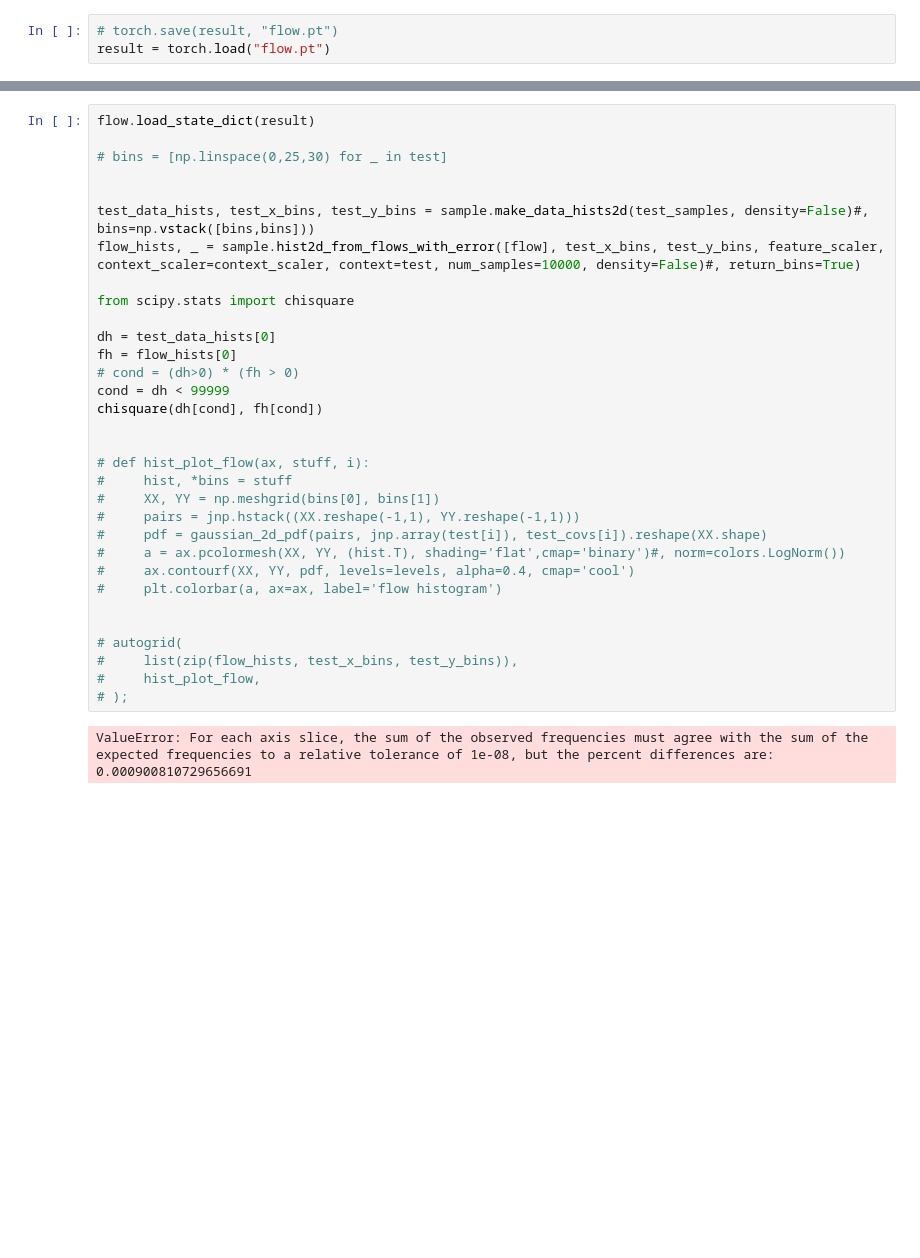
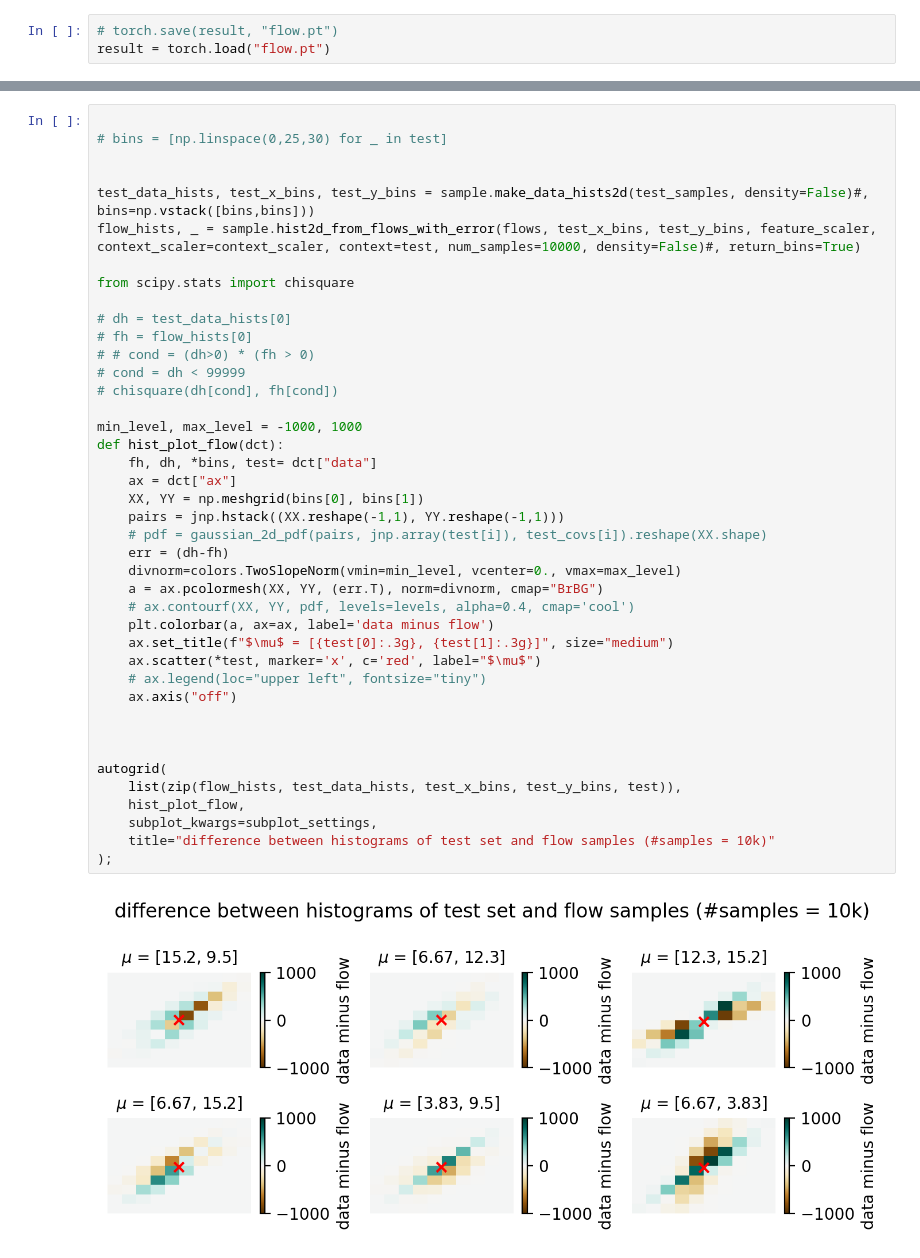
Before and after one commit to phinate/flow-interpolation, a Jupyter notebook: toy_problem.ipynb, the cells around one changed output, grey strips where cells are left out. Saved outputs shown, nothing was run; the diff lists cells and outputs as text; blank space fills up the shorter version.

```diff
--- a/toy_problem.ipynb
+++ b/toy_problem.ipynb
@@ -325,35 +328,43 @@ bins, bins
 # %%
-flow.load_state_dict(result)
 
 # bins = [np.linspace(0,25,30) for _ in test]
 
 
 test_data_hists, test_x_bins, test_y_bins = sample.make_data_hists2d(test_samples, density=False)#, bins=np.vstack([bins,bins]))
-flow_hists, _ = sample.hist2d_from_flows_with_error([flow], test_x_bins, test_y_bins, feature_scaler, context_scaler=context_scaler, context=test, num_samples=10000, density=False)#, return_bins=True)
+flow_hists, _ = sample.hist2d_from_flows_with_error(flows, test_x_bins, test_y_bins, feature_scaler, context_scaler=context_scaler, context=test, num_samples=10000, density=False)#, return_bins=True)
 
 from scipy.stats import chisquare
 
-dh = test_data_hists[0]
-fh = flow_hists[0]
-# cond = (dh>0) * (fh > 0)
-cond = dh < 99999
-chisquare(dh[cond], fh[cond])
+# dh = test_data_hists[0]
+# fh = flow_hists[0]
+# # cond = (dh>0) * (fh > 0)
+# cond = dh < 99999
+# chisquare(dh[cond], fh[cond])
+
+min_level, max_level = -1000, 1000
+def hist_plot_flow(dct):
+    fh, dh, *bins, test= dct["data"]
+    ax = dct["ax"]
+    XX, YY = np.meshgrid(bins[0], bins[1])
+    pairs = jnp.hstack((XX.reshape(-1,1), YY.reshape(-1,1)))
+    # pdf = gaussian_2d_pdf(pairs, jnp.array(test[i]), test_covs[i]).reshape(XX.shape)
+    err = (dh-fh)
+    divnorm=colors.TwoSlopeNorm(vmin=min_level, vcenter=0., vmax=max_level)
+    a = ax.pcolormesh(XX, YY, (err.T), norm=divnorm, cmap="BrBG")
+    # ax.contourf(XX, YY, pdf, levels=levels, alpha=0.4, cmap='cool')
+    plt.colorbar(a, ax=ax, label='data minus flow')
+    ax.set_title(f"$\mu$ = [{test[0]:.3g}, {test[1]:.3g}]", size="medium")
+    ax.scatter(*test, marker='x', c='red', label="$\mu$")
+    # ax.legend(loc="upper left", fontsize="tiny")
+    ax.axis("off")
 
 
-# def hist_plot_flow(ax, stuff, i):
-#     hist, *bins = stuff
-#     XX, YY = np.meshgrid(bins[0], bins[1])
-#     pairs = jnp.hstack((XX.reshape(-1,1), YY.reshape(-1,1)))
-#     pdf = gaussian_2d_pdf(pairs, jnp.array(test[i]), test_covs[i]).reshape(XX.shape)
-#     a = ax.pcolormesh(XX, YY, (hist.T), shading='flat',cmap='binary')#, norm=colors.LogNorm())
-#     ax.contourf(XX, YY, pdf, levels=levels, alpha=0.4, cmap='cool')
-#     plt.colorbar(a, ax=ax, label='flow histogram')
 
-
-# autogrid(
-#     list(zip(flow_hists, test_x_bins, test_y_bins)),
-#     hist_plot_flow,
-# );
+autogrid(
+    list(zip(flow_hists, test_data_hists, test_x_bins, test_y_bins, test)),
+    hist_plot_flow,
+    subplot_kwargs=subplot_settings,
+    title="difference between histograms of test set and flow samples (#samples = 10k)"
+);
 # %% [output]
-ValueError: For each axis slice, the sum of the observed frequencies must agree with the sum of the expected frequencies to a relative tolerance of 1e-08, but the percent differences are:
-0.000900810729656691
+[figure, added]
```
Also changed, not shown: parts of 15 cells of this notebook, 4 other files.
